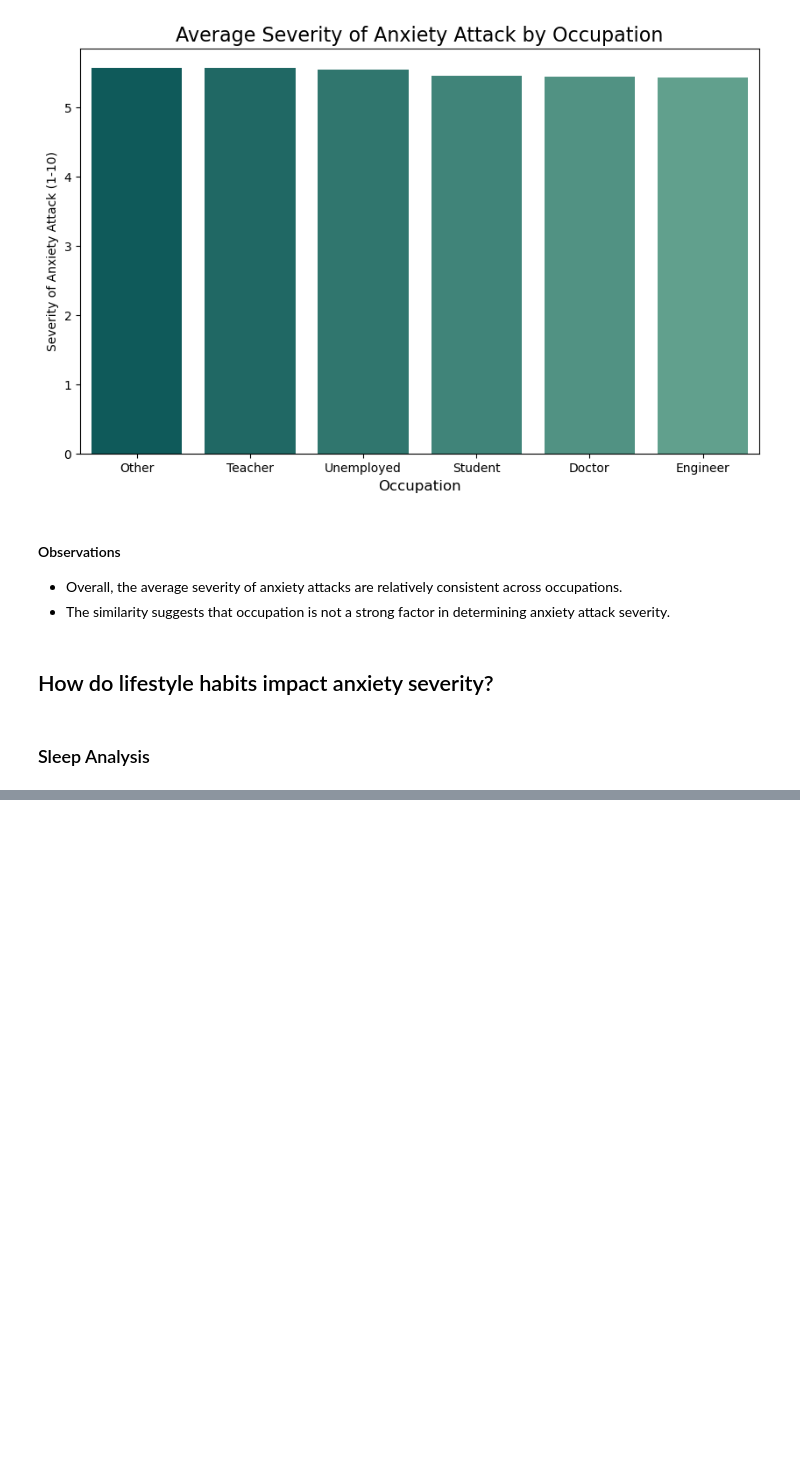
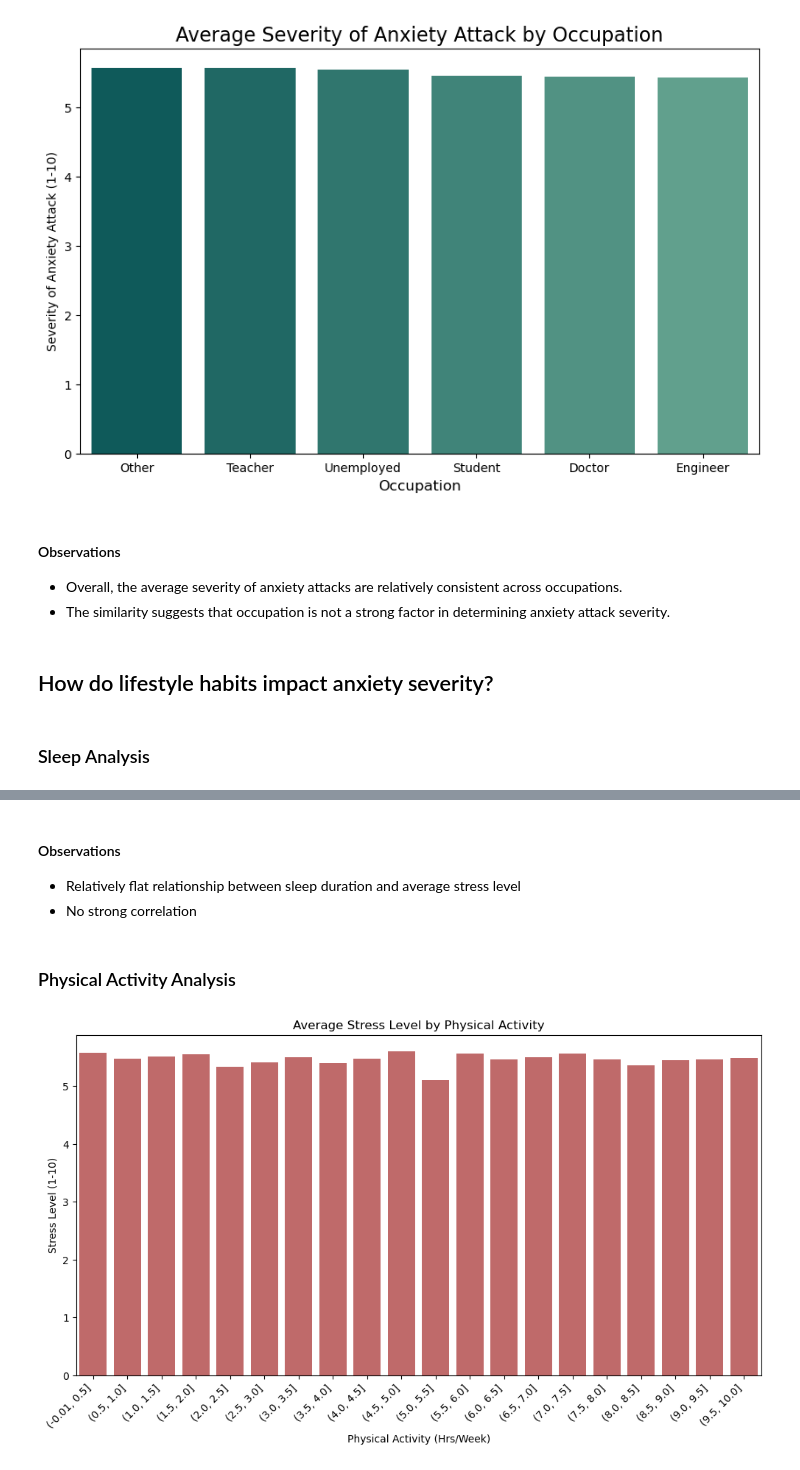
Before and after one commit to jonc1412/EDA-projects, a Jupyter notebook: anxiety-attack/anxiety_attack_analysis.ipynb, the cells around one changed output, grey strips where cells are left out. Saved outputs shown, nothing was run; the diff lists cells and outputs as text; code cells hidden in the pictures; blank space fills up the shorter version.

```diff
--- a/anxiety-attack/anxiety_attack_analysis.ipynb
+++ b/anxiety-attack/anxiety_attack_analysis.ipynb
@@ -263,0 +274,20 @@ plt.show()
+# %% [markdown]
+#### Observations
+- Relatively flat relationship between sleep duration and average stress level
+- No strong correlation
+# %% [markdown]
+### Physical Activity Analysis
+# %%
+df['Physical Activity Bins'] = pd.cut(df['Physical Activity'], bins=20)
+physical_activity_relationship = df.groupby('Physical Activity Bins', observed=True)[['Stress', 'Anxiety Severity']].mean().reset_index()
+physical_activity_relationship['Physical Activity Bins'] = physical_activity_relationship['Physical Activity Bins'].astype(str)
+
+plt.figure(figsize=(12,6))
+sns.barplot(data=physical_activity_relationship, x='Physical Activity Bins', y='Stress', color=color_code[0])
+plt.title('Average Stress Level by Physical Activity')
+plt.xticks(rotation=45, ha='right')
+plt.xlabel('Physical Activity (Hrs/Week)')
+plt.ylabel('Stress Level (1-10)')
+plt.show()
+# %% [output]
+[figure, added]
```
Also changed, not shown: parts of 14 cells of this notebook.
